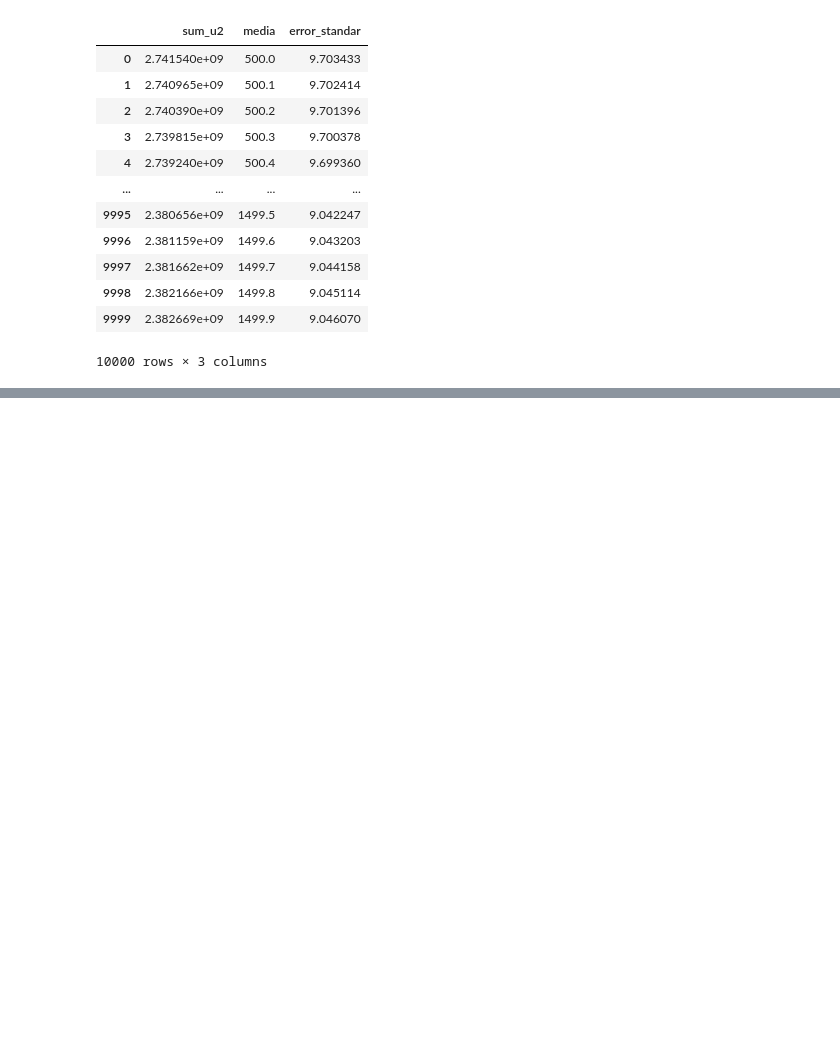
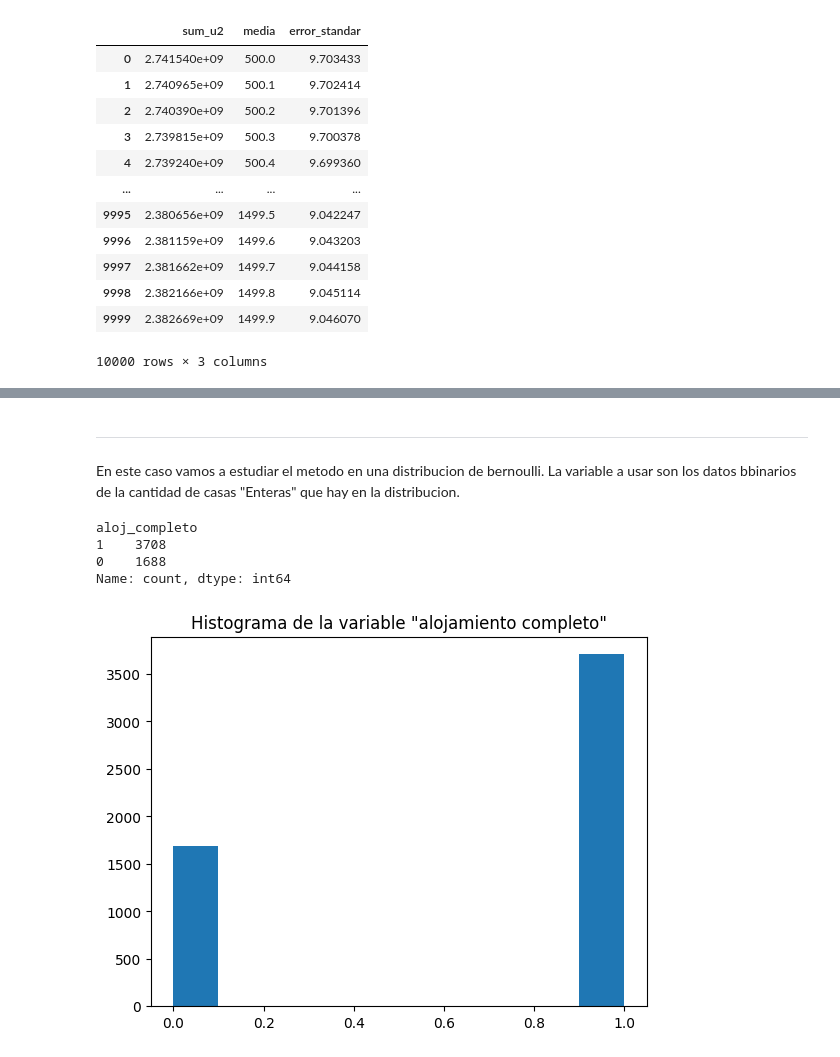
Before and after one commit to gastonbenitez2001/diplomatura_unne, a Jupyter notebook: 04 - Métodos de estimación.ipynb, the cells around one changed output, grey strips where cells are left out. Saved outputs shown, nothing was run; the diff lists cells and outputs as text; code cells hidden in the pictures; blank space fills up the shorter version.

```diff
--- a/04 - Métodos de estimación.ipynb
+++ b/04 - Métodos de estimación.ipynb
@@ -115,0 +231,20 @@ FILA DEL ERROR ESTANDAR MINIMO:
+# %% [markdown]
+<hr>
+En este caso vamos a estudiar el metodo en una distribucion de bernoulli.
+La variable a usar son los datos bbinarios de la cantidad de casas "Enteras" que hay en la distribucion.
+# %%
+df['aloj_completo'] = df['tipo'].apply(
+    lambda x: 1 if x=='Entire home/apt' else 0
+    )
+df['aloj_completo'].value_counts()
+# %% [output]
+aloj_completo
+1    3708
+0    1688
+Name: count, dtype: int64
+# %%
+plt.hist(df['aloj_completo'])
+plt.title('Histograma de la variable "alojamiento completo"')
+plt.show()
+# %% [output]
+[figure, added]
```
Also changed, not shown: parts of 33 cells of this notebook.
